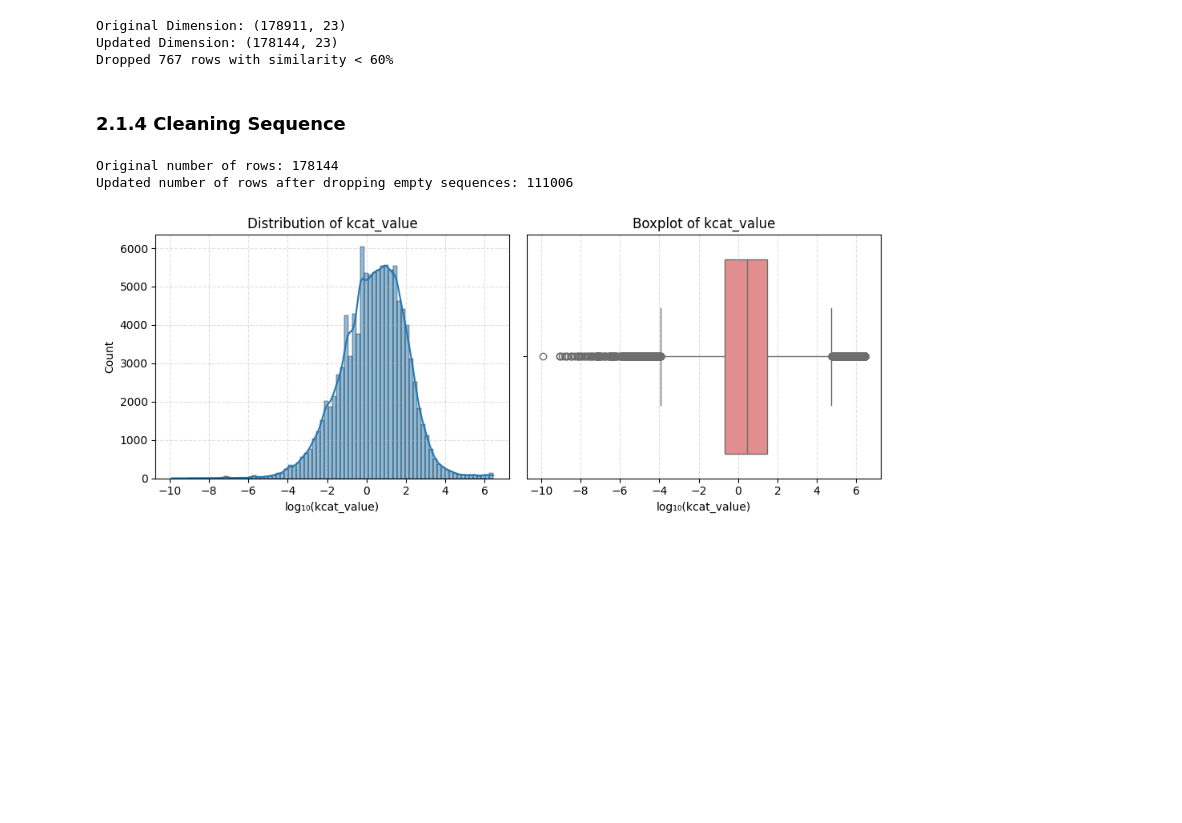
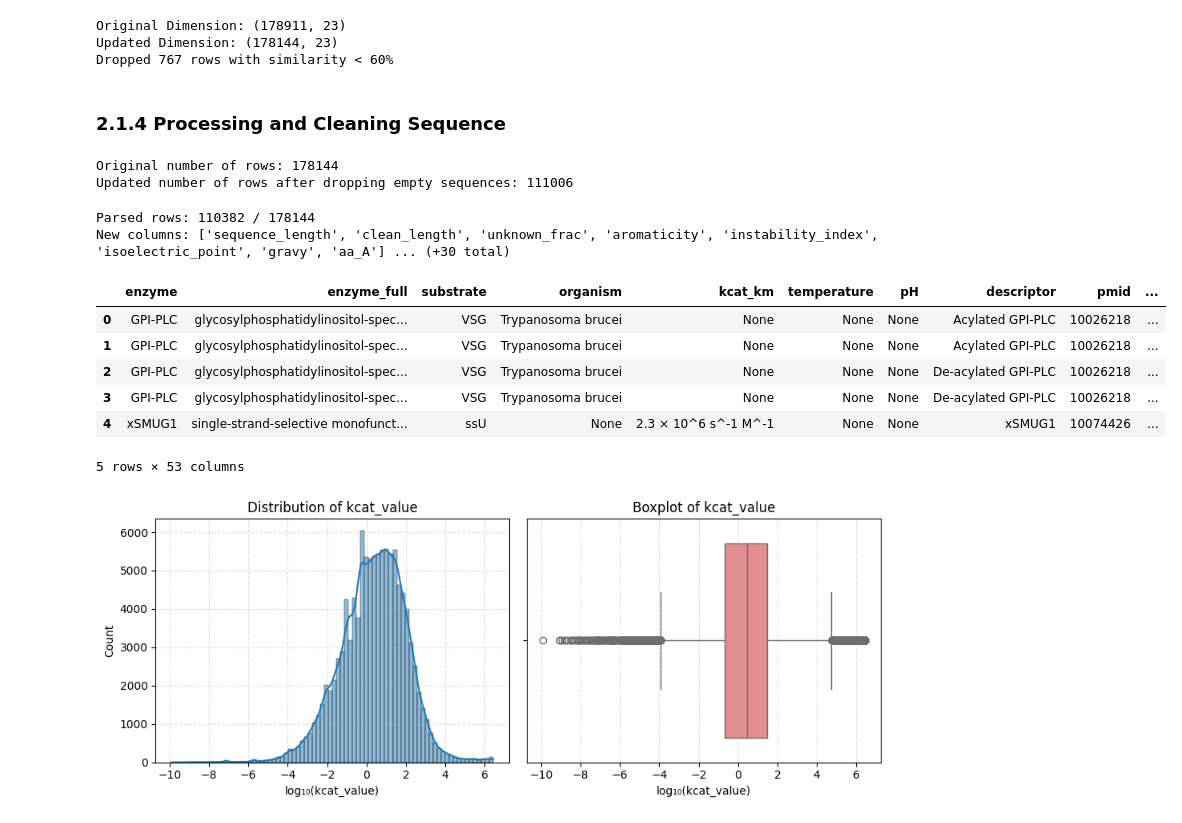
Before and after one commit to tinayang3024/CHE1147-Group-Project, a Jupyter notebook: notebooks/exploration.ipynb, the cells around one changed output. Cells and saved outputs as stored; diff of their text form; code cells hidden in the pictures; blank space fills up the shorter version.

Commit message:
add processing on sequence using biopython.ProteinAnalysis, minor updates

```diff
--- a/notebooks/exploration.ipynb
+++ b/notebooks/exploration.ipynb
@@ -782,7 +803,7 @@ Original Dimension: (178911, 23)
 Updated Dimension: (178144, 23)
 Dropped 767 rows with similarity < 60%
 # %% [markdown]
-### 2.1.4 Cleaning Sequence ###
+### 2.1.4 Processing and Cleaning Sequence ###
 # %%
 
 print(f"Original number of rows: {len(enzy_data)}")
@@ -818,3 +816,75 @@ Updated number of rows after dropping empty sequences: 111006
+# %%
+STD = set("ACDEFGHIKLMNPQRSTVWY")
+# Map uncommon/ambiguous residues to reasonable proxies for bulk stats
+REPLACEMENTS = {
+    "U": "C",  # selenocysteine -> cysteine proxy
+    "O": "K",  # pyrrolysine -> lysine proxy
+    "B": "D",  # D/N ambiguity -> aspartate
+    "Z": "E",  # E/Q ambiguity -> glutamate
+    "J": "L",  # I/L ambiguity -> leucine
+}
+paren_pat = re.compile(r"\([^)]*\)")  # remove parenthetical tags like (His)6
+
+def normalize_sequence(seq: str):
+    s = str(seq)
+    s = paren_pat.sub("", s)          # drop ( ... ) chunks
+    s = re.sub(r"\s+", "", s)         # remove whitespace
+    s = re.sub(r"[^A-Za-z]", "", s)   # drop digits, punctuation, etc.
+    s = s.upper()
+    for k, v in REPLACEMENTS.items():
+        s = s.replace(k, v)
+    orig_len = len(s)
+    # keep only the 20 standard AAs
+    s_clean = "".join(ch for ch in s if ch in STD)
+    unknown_frac = (1.0 - len(s_clean)/orig_len) if orig_len else np.nan
+    return s_clean, unknown_frac, orig_len
+
+def compute_protein_features(seq):
+    try:
+        s_clean, unknown_frac, orig_len = normalize_sequence(seq)
+        if not s_clean or orig_len < 10:
+            return {}
+        pa = ProteinAnalysis(s_clean)
+        feats = {
+            "sequence_length": orig_len,          # pre-clean length
+            "clean_length": len(s_clean),
+            "unknown_frac": unknown_frac,         # fraction removed/replaced - todo: remove low-quality sequences
+            # "molecular_weight": pa.molecular_weight(), # already in later descriptors
+            "aromaticity": pa.aromaticity(),
+            "instability_index": pa.instability_index(),
+            "isoelectric_point": pa.isoelectric_point(),
+            "gravy": pa.gravy(),
+        }
+        for aa, frac in pa.get_amino_acids_percent().items():
+            feats[f"aa_{aa}"] = frac
+        h, t, e = pa.secondary_structure_fraction()
+        feats.update({"frac_helix": h, "frac_turn": t, "frac_sheet": e})
+        return feats
+    except Exception as ex:
+        print(f"⚠️ Error computing features for sequence: {ex}")
+        return {}
+
+
+feature_dicts = [compute_protein_features(s) for s in tqdm(enzy_data["sequence"].astype(str))]
+features_df = pd.DataFrame(feature_dicts)  # preserves row alignment with NaNs
+enzy_data = pd.concat([enzy_data.reset_index(drop=True), features_df.reset_index(drop=True)], axis=1)
+
+print("Parsed rows:", features_df.notna().any(axis=1).sum(), "/", len(features_df))
+print("New columns:", list(features_df.columns)[:8], "... (+{} total)".format(len(features_df.columns)))
+# %% [output]
+Parsed rows: 110382 / 178144
+New columns: ['sequence_length', 'clean_length', 'unknown_frac', 'aromaticity', 'instability_index', 'isoelectric_point', 'gravy', 'aa_A'] ... (+30 total)
+# %%
+enzy_data.shape
+enzy_data.head()
+# %% [output]
+|  | enzyme | enzyme_full | substrate | organism | kcat_km | temperature | pH | descriptor | pmid | ... |
+| 0 | GPI-PLC | glycosylphosphatidylinositol-spec... | VSG | Trypanosoma brucei | None | None | None | Acylated GPI-PLC | 10026218 | ... |
+| 1 | GPI-PLC | glycosylphosphatidylinositol-spec... | VSG | Trypanosoma brucei | None | None | None | Acylated GPI-PLC | 10026218 | ... |
+| 2 | GPI-PLC | glycosylphosphatidylinositol-spec... | VSG | Trypanosoma brucei | None | None | None | De-acylated GPI-PLC | 10026218 | ... |
+| 3 | GPI-PLC | glycosylphosphatidylinositol-spec... | VSG | Trypanosoma brucei | None | None | None | De-acylated GPI-PLC | 10026218 | ... |
+| 4 | xSMUG1 | single-strand-selective monofunct... | ssU | None | 2.3 × 10^6 s^-1 M^-1 | None | None | xSMUG1 | 10074426 | ... |
+5 rows × 53 columns
 # %%
 # remove original columns that have been processed into new columns
 enzy_data_pro = enzy_data_clean.copy()
```
Also changed, not shown: parts of 11 cells of this notebook.
